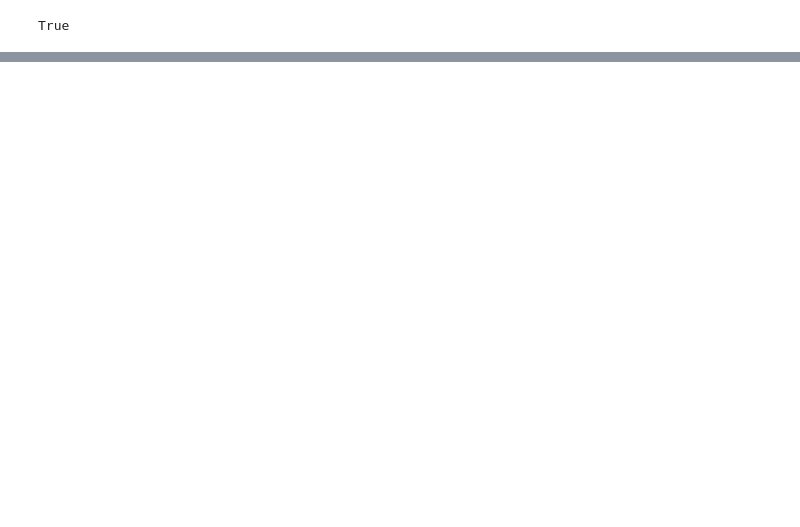
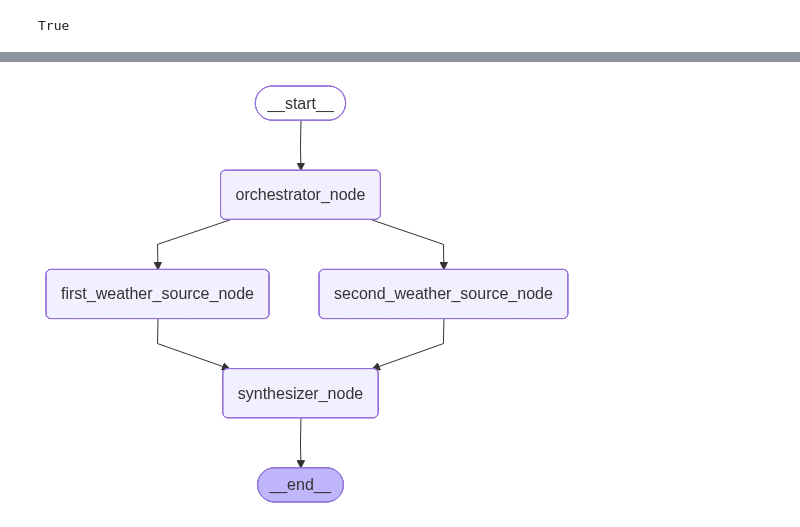
Before and after one commit to Mamoun77/Average-weather-sources-Agent, a Jupyter notebook: main.ipynb, the cells around one changed output, grey strips where cells are left out. Saved outputs shown, nothing was run; the diff lists cells and outputs as text; code cells hidden in the pictures; blank space fills up the shorter version.

Commit message:
Building the Graph and connecting the Nodes with edges

```diff
--- a/main.ipynb
+++ b/main.ipynb
@@ -87,9 +91,13 @@ def first_weather_source_node(state: State):
         "completed_weather_reports": [f"Source 1 - Weather: {weather_report}, Temperature: {temperature}"]
     }
 # %%
+from datetime import datetime
+
 def second_weather_source_node(state: State):
 
-    API_KEY = os.getenv("WEATHERAPI_API_KEY")
+    now = datetime.now()
+    print(now)
+    API_KEY = os.getenv("WEATHERSTACK_API_KEY")
     BASE_URL = f"https://api.weatherstack.com/current?access_key={API_KEY}"
 
     query = {"query": state["city_name"]}
@@ -123,3 +131,10 @@ def synthesizer_node(state: State):
 
     joiner_response = joiner_pipe.invoke({"completed_weather_reports": final_report})
     return {"final_weather_report": joiner_response}
+# %%
+workflow = StateGraph(State)
+
+workflow.add_node("orchestrator_node", orchestrator_node)
+workflow.add_node("first_weather_source_node", first_weather_source_node)
+workflow.add_node("second_weather_source_node", second_weather_source_node)
+workflow.add_node("synthesizer_node", synthesizer_node)
@@ -125,0 +143,7 @@ def synthesizer_node(state: State):
+# %%
+workflow.add_edge("orchestrator_node", "first_weather_source_node")
+workflow.add_edge("orchestrator_node", "second_weather_source_node")
+workflow.add_edge("first_weather_source_node", "synthesizer_node")
+workflow.add_edge("second_weather_source_node", "synthesizer_node")
+workflow.add_edge(START, "orchestrator_node")
+workflow.add_edge("synthesizer_node", END)
@@ -125,0 +152,3 @@ def synthesizer_node(state: State):
+# %%
+app = workflow.compile()
+app
@@ -125,0 +157,4 @@ def synthesizer_node(state: State):
+# %%
+app
+# %% [output]
+[figure, added]
```
Also changed, not shown: parts of 6 cells of this notebook.
